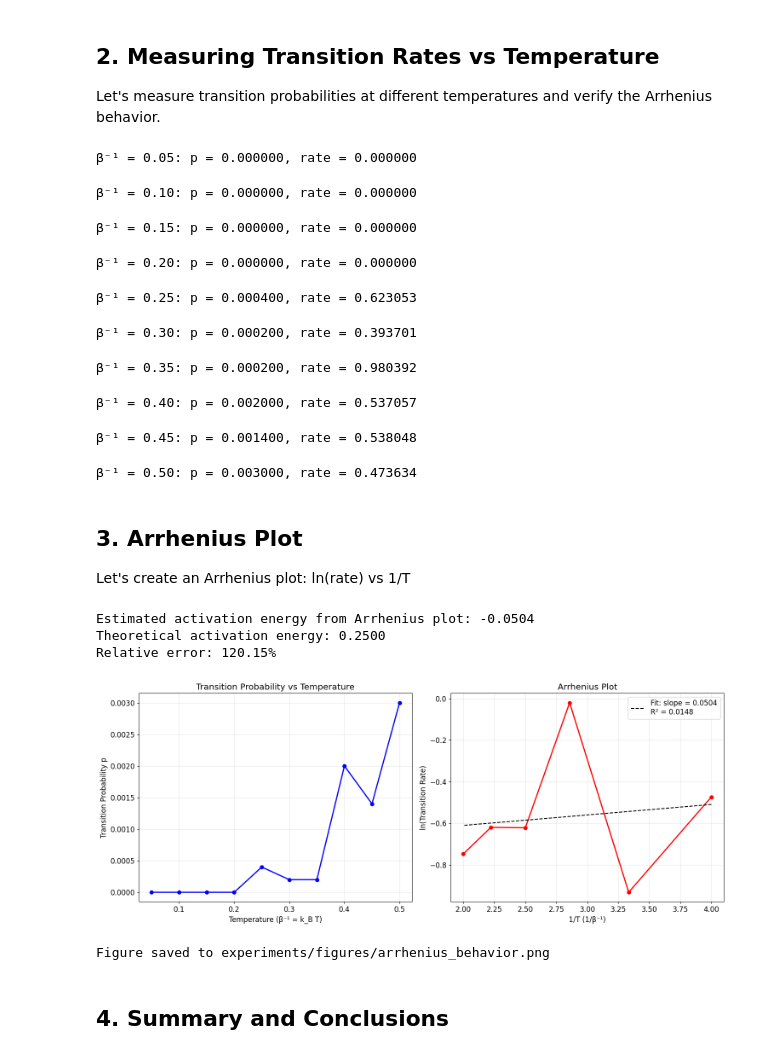
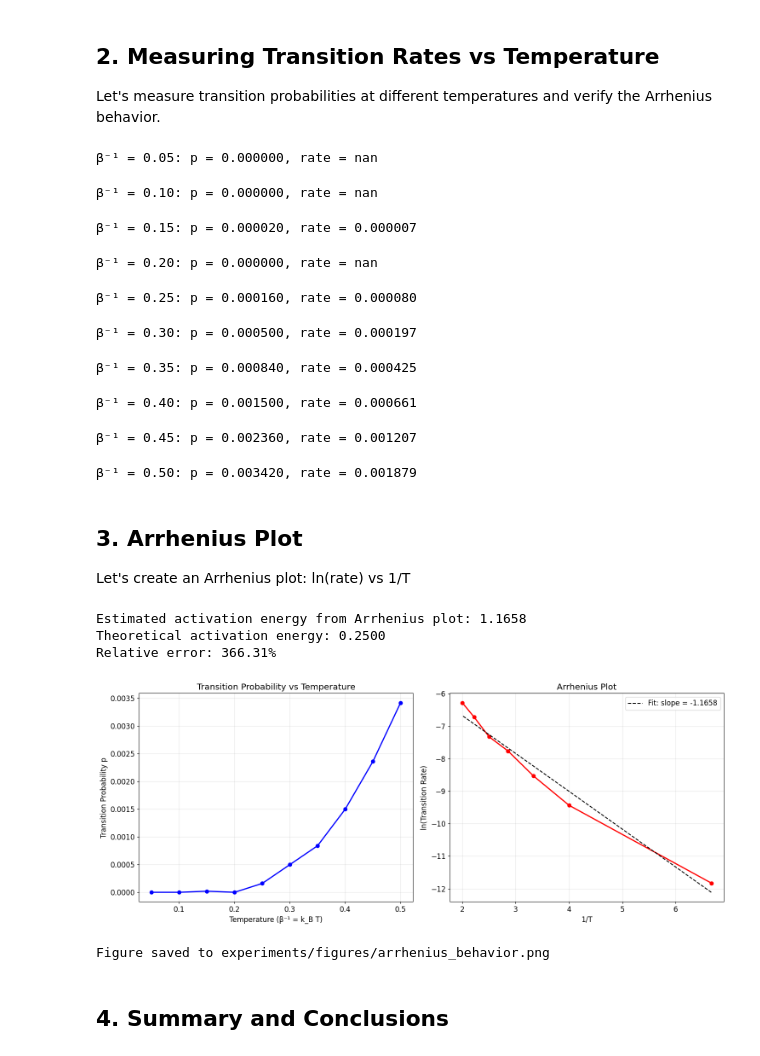
Before and after one commit to perseusproject/Rare-Events-AMS, a Jupyter notebook: notebooks/02_arrhenius_law.ipynb, the cells around one changed output. Cells and saved outputs as stored; diff of their text form; code cells hidden in the pictures.

Commit message:
Added graphs to AMS, finished the algorothm

```diff
--- a/notebooks/02_arrhenius_law.ipynb
+++ b/notebooks/02_arrhenius_law.ipynb
@@ -97,12 +97,8 @@ def measure_transition_rates(temperatures, n_simulations=10000, max_steps=10000)
         # Calculate transition probability
         p_transition = mc_results['p_estimate']
 
-        # Calculate transition rate (approximate)
-        if len(mc_results['b_times']) > 0:
-            mean_time = mc_results['mean_time_B'] * dt  # Convert steps to time
-            transition_rate = 1.0 / mean_time if mean_time > 0 else 0.0
-        else:
-            transition_rate = 0.0
+        # Calculate transition probability
+        transition_rate = -np.log(1 - p_transition) / (mc_results['mean_time_B'] * dt) if p_transition < 1 else np.inf
 
         results['transition_probs'].append(p_transition)
         results['transition_rates'].append(transition_rate)
@@ -114,18 +110,18 @@ def measure_transition_rates(temperatures, n_simulations=10000, max_steps=10000)
 
 # Test temperatures (beta_inv values)
 temperatures = [0.05, 0.1, 0.15, 0.2, 0.25, 0.3, 0.35, 0.4, 0.45, 0.5]
-arrhenius_results = measure_transition_rates(temperatures, n_simulations=5000)
+arrhenius_results = measure_transition_rates(temperatures, n_simulations=50000)
 # %% [output]
-β⁻¹ = 0.05: p = 0.000000, rate = 0.000000
+β⁻¹ = 0.05: p = 0.000000, rate = nan
-β⁻¹ = 0.10: p = 0.000000, rate = 0.000000
+β⁻¹ = 0.10: p = 0.000000, rate = nan
-β⁻¹ = 0.15: p = 0.000000, rate = 0.000000
+β⁻¹ = 0.15: p = 0.000020, rate = 0.000007
-β⁻¹ = 0.20: p = 0.000000, rate = 0.000000
+β⁻¹ = 0.20: p = 0.000000, rate = nan
-β⁻¹ = 0.25: p = 0.000400, rate = 0.623053
+β⁻¹ = 0.25: p = 0.000160, rate = 0.000080
-β⁻¹ = 0.30: p = 0.000200, rate = 0.393701
+β⁻¹ = 0.30: p = 0.000500, rate = 0.000197
-β⁻¹ = 0.35: p = 0.000200, rate = 0.980392
+β⁻¹ = 0.35: p = 0.000840, rate = 0.000425
-β⁻¹ = 0.40: p = 0.002000, rate = 0.537057
+β⁻¹ = 0.40: p = 0.001500, rate = 0.000661
-β⁻¹ = 0.45: p = 0.001400, rate = 0.538048
+β⁻¹ = 0.45: p = 0.002360, rate = 0.001207
-β⁻¹ = 0.50: p = 0.003000, rate = 0.473634
+β⁻¹ = 0.50: p = 0.003420, rate = 0.001879
 # %% [markdown]
 ## 3. Arrhenius Plot
 
@@ -157,38 +153,38 @@ def plot_arrhenius_behavior(results):
     if len(temps_valid) > 0:
         inv_temps = 1.0 / temps_valid
         ln_rates = np.log(rates_valid)
 
         ax2.plot(inv_temps, ln_rates, 'ro-', linewidth=2, markersize=6)
-        ax2.set_xlabel('1/T (1/β⁻¹)')
+        ax2.set_xlabel('1/T')
         ax2.set_ylabel('ln(Transition Rate)')
         ax2.set_title('Arrhenius Plot')
         ax2.grid(True, alpha=0.3)
 
         # Fit linear regression to estimate activation energy
         if len(inv_temps) > 1:
             slope, intercept, r_value, p_value, std_err = scipy.stats.linregress(inv_temps, ln_rates)
             ax2.plot(inv_temps, slope * inv_temps + intercept, 'k--',
-                    label=f'Fit: slope = {slope:.4f}\nR² = {r_value**2:.4f}')
+                    label=f'Fit: slope = {slope:.4f}')
             ax2.legend()
 
             # Calculate estimated activation energy from slope
             estimated_Ea = -slope
             print(f"Estimated activation energy from Arrhenius plot: {estimated_Ea:.4f}")
             print(f"Theoretical activation energy: {delta_E:.4f}")
             print(f"Relative error: {abs(estimated_Ea - delta_E)/delta_E*100:.2f}%")
 
     plt.tight_layout()
     plt.show()
 
     return fig
 
 arrhenius_fig = plot_arrhenius_behavior(arrhenius_results)
 save_figure(arrhenius_fig, 'arrhenius_behavior')
 # %% [output]
-Estimated activation energy from Arrhenius plot: -0.0504
+Estimated activation energy from Arrhenius plot: 1.1658
 Theoretical activation energy: 0.2500
-Relative error: 120.15%
+Relative error: 366.31%
-[figure, old version]
+[figure, new version]
 Figure saved to experiments/figures/arrhenius_behavior.png
 # %% [markdown]
 ## 4. Summary and Conclusions
```
Also changed, not shown: parts of 1 cell of this notebook, 5 other files.
